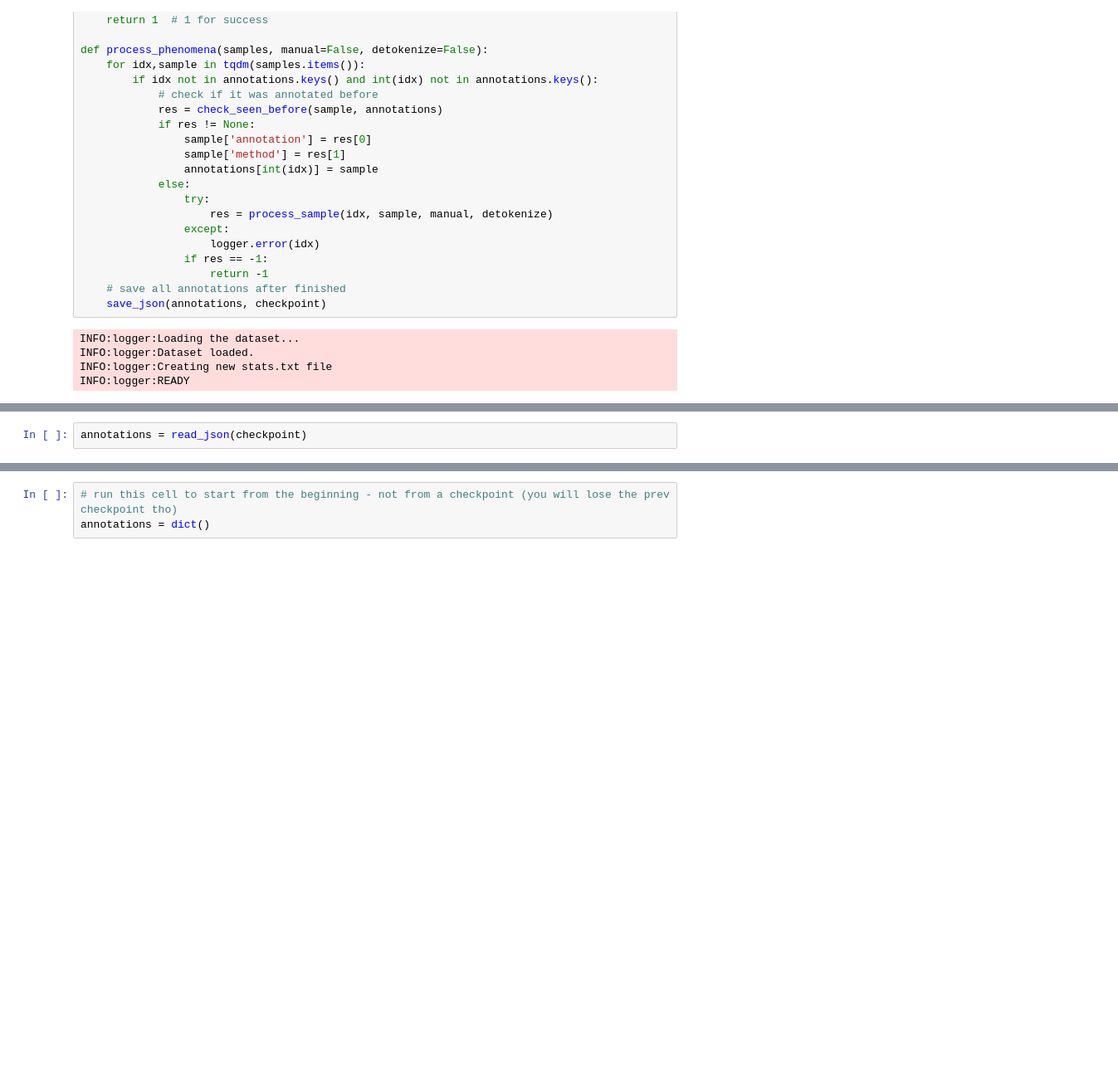
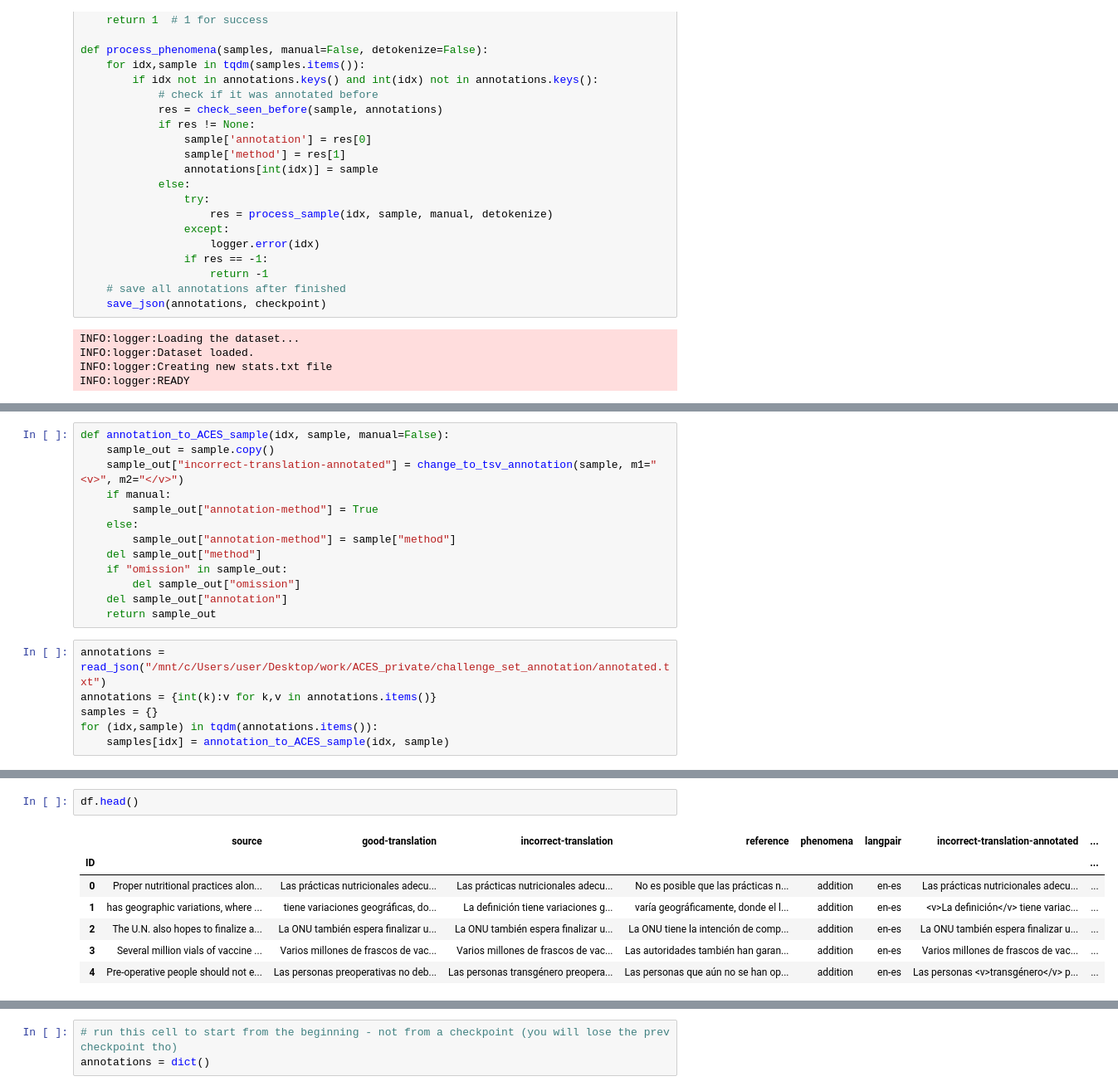
Before and after one commit to EdinburghNLP/ACES, a Jupyter notebook: challenge_set_annotation/annotations.ipynb, the cells around one changed output, grey strips where cells are left out. Shown: that part at 83% size. Drawn from its saved outputs; the diff is of its cells as text; blank space fills up the shorter version.

```diff
--- a/challenge_set_annotation/annotations.ipynb
+++ b/challenge_set_annotation/annotations.ipynb
@@ -518,2 +542,19 @@ INFO:logger:READY
+# %%
+def annotation_to_ACES_sample(idx, sample, manual=False):
+    sample_out = sample.copy()
+    sample_out["incorrect-translation-annotated"] = change_to_tsv_annotation(sample, m1="<v>", m2="</v>")
+    if manual:
+        sample_out["annotation-method"] = True
+    else:
+        sample_out["annotation-method"] = sample["method"]
+    del sample_out["method"]
+    if "omission" in sample_out:
+        del sample_out["omission"]
+    del sample_out["annotation"]
+    return sample_out
 # %%
-annotations = read_json(checkpoint)
+annotations = read_json("/mnt/c/Users/user/Desktop/work/ACES_private/challenge_set_annotation/annotated.txt")
+annotations = {int(k):v for k,v in annotations.items()}
+samples = {}
+for (idx,sample) in tqdm(annotations.items()):
+    samples[idx] = annotation_to_ACES_sample(idx, sample)
@@ -534,0 +631,10 @@ annotations["6"]
+# %%
+df.head()
+# %% [output]
+|  | source | good-translation | incorrect-translation | reference | phenomena | langpair | incorrect-translation-annotated | ... |
+| ID |  |  |  |  |  |  |  | ... |
+| 0 | Proper nutritional practices alon... | Las prácticas nutricionales adecu... | Las prácticas nutricionales adecu... | No es posible que las prácticas n... | addition | en-es | Las prácticas nutricionales adecu... | ... |
+| 1 | has geographic variations, where ... | tiene variaciones geográficas, do... | La definición tiene variaciones g... | varía geográficamente, donde el l... | addition | en-es | <v>La definición</v> tiene variac... | ... |
+| 2 | The U.N. also hopes to finalize a... | La ONU también espera finalizar u... | La ONU también espera finalizar u... | La ONU tiene la intención de comp... | addition | en-es | La ONU también espera finalizar u... | ... |
+| 3 | Several million vials of vaccine ... | Varios millones de frascos de vac... | Varios millones de frascos de vac... | Las autoridades también han garan... | addition | en-es | Varios millones de frascos de vac... | ... |
+| 4 | Pre-operative people should not e... | Las personas preoperativas no deb... | Las personas transgénero preopera... | Las personas que aún no se han op... | addition | en-es | Las personas <v>transgénero</v> p... | ... |
```
Also changed, not shown: parts of 9 cells of this notebook, 2 other files.
